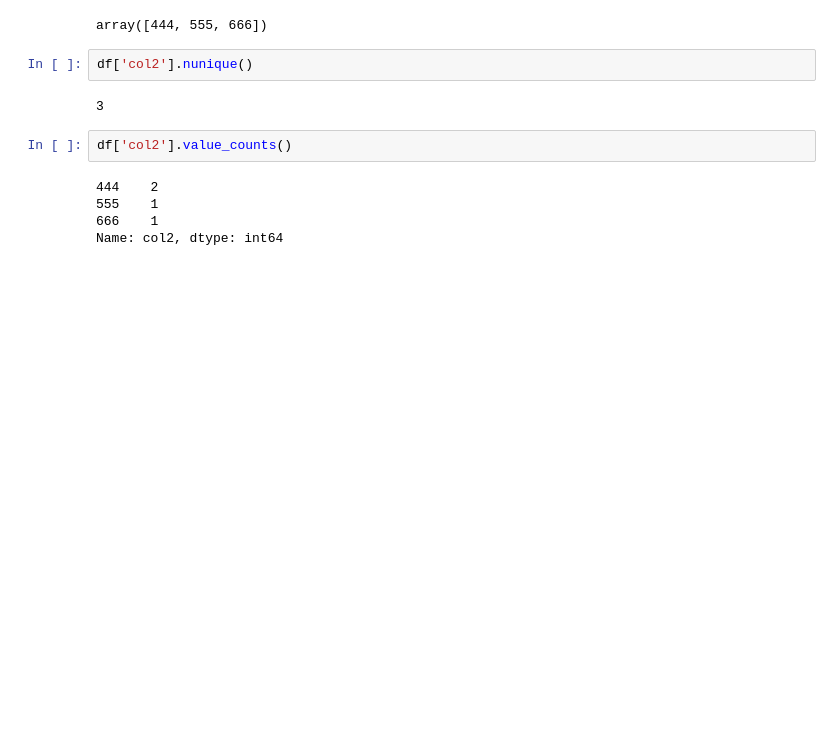
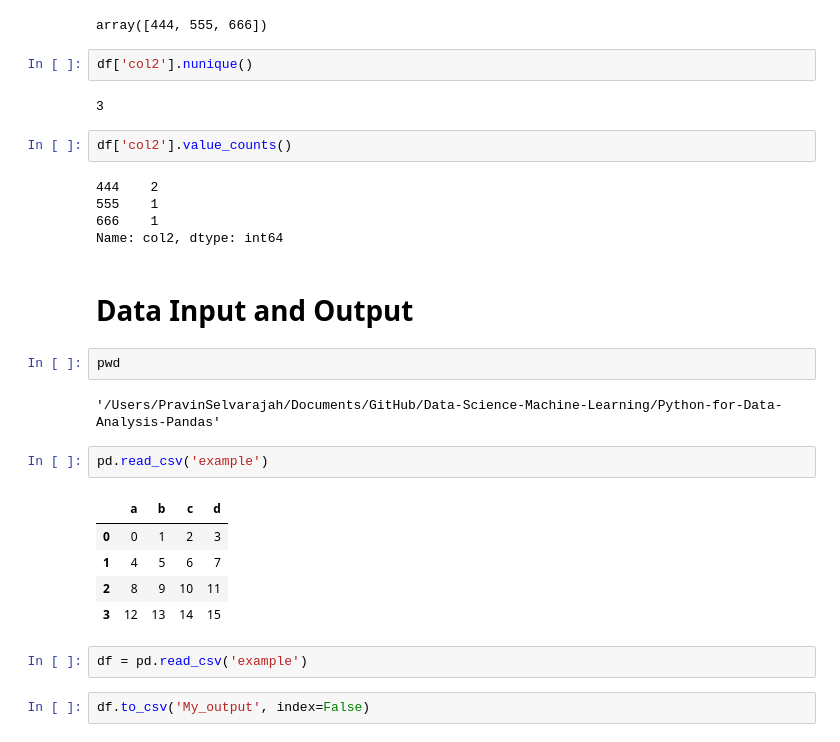
Before and after one commit to PravinSelva5/Data-Science-Machine-Learning, a Jupyter notebook: Python-for-Data-Analysis-Pandas/Pandas Notes.ipynb, the cells around one changed output. Saved outputs shown, nothing was run; the diff lists cells and outputs as text; blank space fills up the shorter version.

Commit message:
learning how to manipulate different data I/O with pandas

```diff
--- a/Python-for-Data-Analysis-Pandas/Pandas Notes.ipynb
+++ b/Python-for-Data-Analysis-Pandas/Pandas Notes.ipynb
@@ -429,3 +429,21 @@ df['col2'].value_counts()
 555    1
 666    1
 Name: col2, dtype: int64
+# %% [markdown]
+# Data Input and Output
+# %%
+pwd
+# %% [output]
+'/Users/PravinSelvarajah/Documents/GitHub/Data-Science-Machine-Learning/Python-for-Data-Analysis-Pandas'
+# %%
+pd.read_csv('example')
+# %% [output]
+|  | a | b | c | d |
+| 0 | 0 | 1 | 2 | 3 |
+| 1 | 4 | 5 | 6 | 7 |
+| 2 | 8 | 9 | 10 | 11 |
+| 3 | 12 | 13 | 14 | 15 |
+# %%
+df = pd.read_csv('example')
+# %%
+df.to_csv('My_output', index=False)
```
Also changed, not shown: parts of 2 cells of this notebook, 2 other files.
